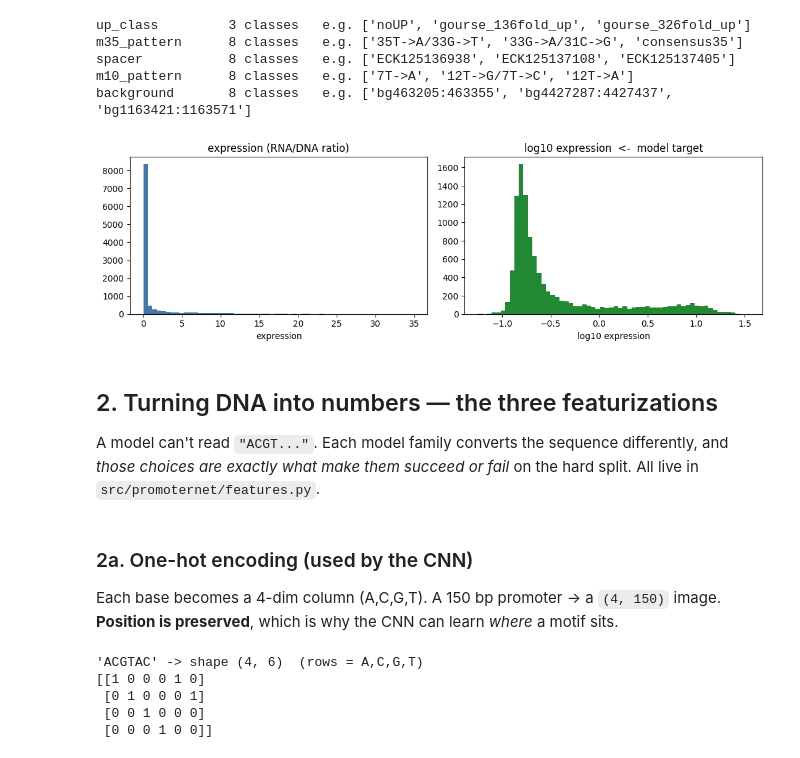
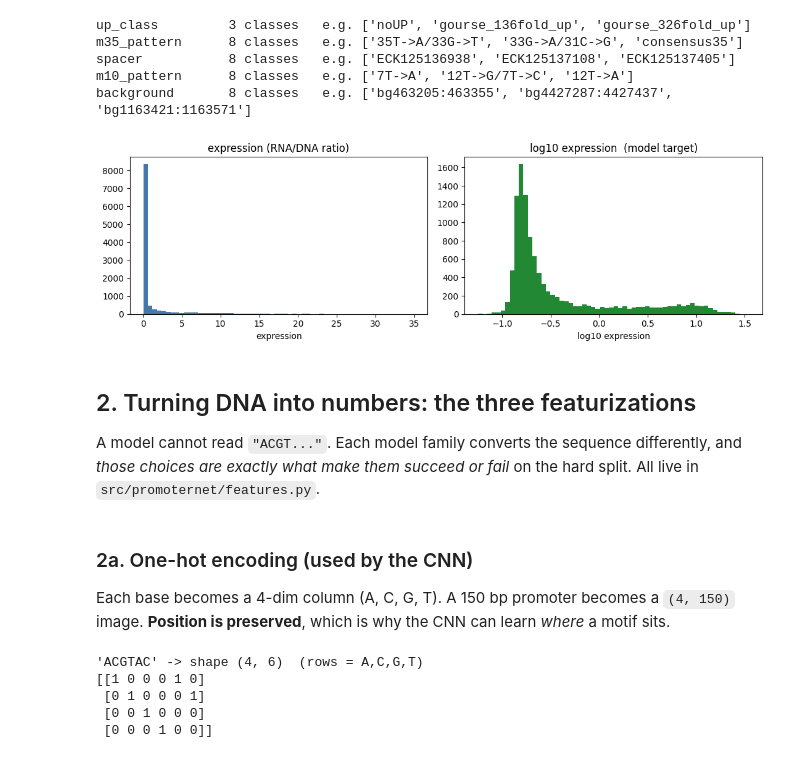
Before and after one commit to kpuchkov1-code/promoternet, a Jupyter notebook: notebooks/01_walkthrough.ipynb, the cells around one changed output. Drawn from its saved outputs; the diff is of its cells as text; code cells hidden in the pictures.

Commit message:
docs: independent framing, remove em dashes across docs/notebook/figures

```diff
--- a/notebooks/01_walkthrough.ipynb
+++ b/notebooks/01_walkthrough.ipynb
@@ -119,20 +119,20 @@ background       8 classes   e.g. ['bg463205:463355', 'bg4427287:4427437', 'bg11
 # %%
 # Distribution of promoter strength (the regression target)
 fig, ax = plt.subplots(1, 2, figsize=(11, 3.5))
 ax[0].hist(df["expression"], bins=60, color="#4477AA")
 ax[0].set_title("expression (RNA/DNA ratio)"); ax[0].set_xlabel("expression")
 ax[1].hist(df["log_expression"], bins=60, color="#228833")
-ax[1].set_title("log10 expression  <-  model target"); ax[1].set_xlabel("log10 expression")
+ax[1].set_title("log10 expression  (model target)"); ax[1].set_xlabel("log10 expression")
 plt.tight_layout(); plt.show()
 # %% [output]
-[figure, old version]
+[figure, new version]
 # %% [markdown]
-## 2. Turning DNA into numbers — the three featurizations
+## 2. Turning DNA into numbers: the three featurizations
 
-A model can't read `"ACGT..."`. Each model family converts the sequence differently, and *those choices are exactly what make them succeed or fail* on the hard split. All live in `src/promoternet/features.py`.
+A model cannot read `"ACGT..."`. Each model family converts the sequence differently, and *those choices are exactly what make them succeed or fail* on the hard split. All live in `src/promoternet/features.py`.
 # %% [markdown]
 ### 2a. One-hot encoding (used by the CNN)
-Each base becomes a 4-dim column (A,C,G,T). A 150 bp promoter → a `(4, 150)` image. **Position is preserved**, which is why the CNN can learn *where* a motif sits.
+Each base becomes a 4-dim column (A, C, G, T). A 150 bp promoter becomes a `(4, 150)` image. **Position is preserved**, which is why the CNN can learn *where* a motif sits.
 # %%
 from promoternet.features import one_hot_encode
 
```
Also changed, not shown: parts of 17 cells of this notebook, 7 other files.
